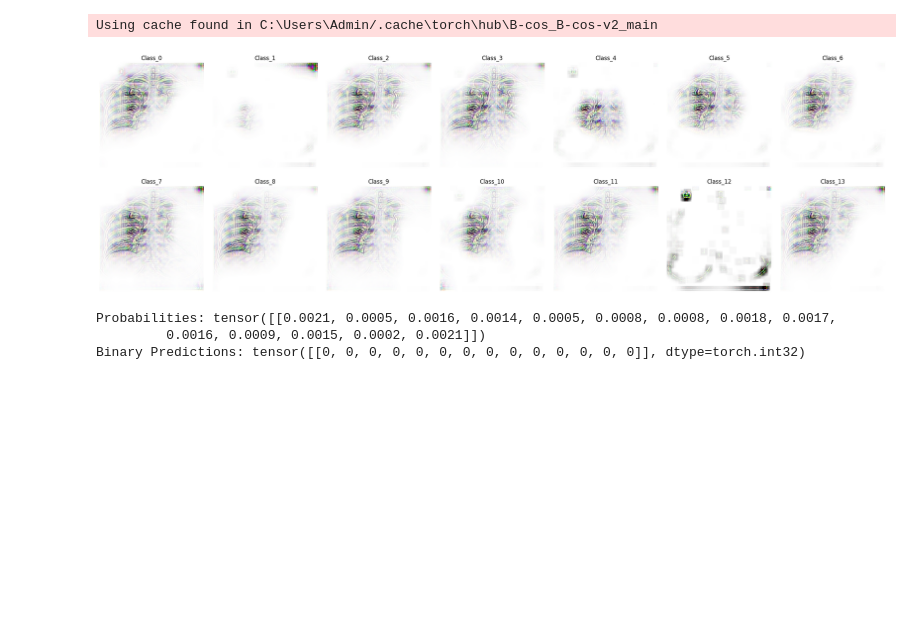
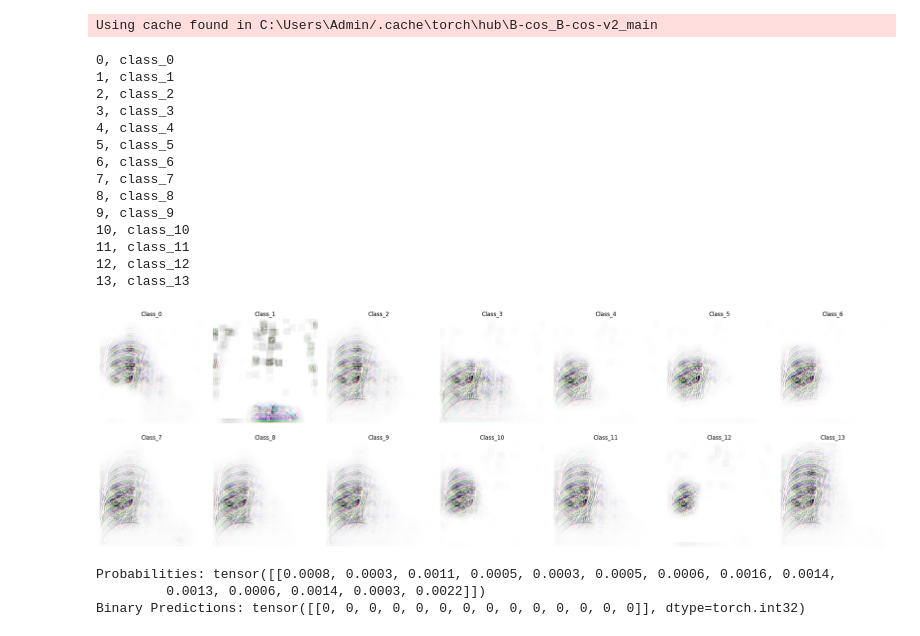
Before and after one commit to mkleinma/Master-Thesis-Medical, a Jupyter notebook: Multi-Classification/training/ImplementationOfMultiLabelExplanations.ipynb, the cells around one changed output. Saved outputs shown, nothing was run; the diff lists cells and outputs as text; code cells hidden in the pictures; blank space fills up the shorter version.

```diff
--- a/Multi-Classification/training/ImplementationOfMultiLabelExplanations.ipynb
+++ b/Multi-Classification/training/ImplementationOfMultiLabelExplanations.ipynb
@@ -136,7 +136,7 @@ custom_wrapper = CustomModelWrapper(pretrained_model)
 
 # Load your image
 
-image_path = r"D:\vinbigdata-chest-xray-abnormalities-detection\train_png_224\0b78363604f4d81c3e27f90bd3066df6.png"
+image_path = r"D:\vinbigdata-chest-xray-abnormalities-detection\train_png_224\0a380c45055b031c116507bdc5acff33.png"
 image = Image.open(image_path).convert("RGB")
 tensor_image = TF.to_tensor(image)
 numpy_image = (tensor_image.permute(1, 2, 0).cpu().numpy() * 255).astype(np.uint8)
@@ -150,34 +150,49 @@ explanations = expl["explanations"]
 
 num_classes = len(explanations)
 cols = 7  # Assuming 14 classes total
 rows = (num_classes + cols - 1) // cols  # Calculate rows needed
 
 # Create a figure with larger dimensions and better layout
 fig, axes = plt.subplots(rows, cols, figsize=(24, 8))
 axes = axes.flatten() if isinstance(axes, np.ndarray) else [axes]  # Handle single subplot case
 
 # Loop through each class and plot its explanation
 for idx, (class_name, explanation) in enumerate(explanations.items()):
+    print(f"{idx}, {class_name}")
     if idx < len(axes):
         ax = axes[idx]
         im = ax.imshow(explanation, cmap='viridis')
         ax.set_title(f"{class_name.capitalize()}", fontsize=12)
         ax.axis('off')
 
 # Hide any unused subplots
 for idx in range(len(explanations), len(axes)):
     axes[idx].axis('off')
 
 # Add spacing between subplots
 plt.subplots_adjust(wspace=0.4, hspace=0.4)
 plt.tight_layout(pad=2.0)
 plt.show()
 
 print("Probabilities:", expl["probabilities"])
 print("Binary Predictions:", expl["binary_predictions"])
 # %% [output]
 Using cache found in C:\Users\Admin/.cache\torch\hub\B-cos_B-cos-v2_main
+0, class_0
+1, class_1
+2, class_2
+3, class_3
+4, class_4
+5, class_5
+6, class_6
+7, class_7
+8, class_8
+9, class_9
+10, class_10
+11, class_11
+12, class_12
+13, class_13
-[figure, old version]
+[figure, new version]
-Probabilities: tensor([[0.0021, 0.0005, 0.0016, 0.0014, 0.0005, 0.0008, 0.0008, 0.0018, 0.0017,
-         0.0016, 0.0009, 0.0015, 0.0002, 0.0021]])
-Binary Predictions: tensor([[0, 0, 0, 0, 0, 0, 0, 0, 0, 0, 0, 0, 0, 0]], dtype=torch.int32)
+Probabilities: tensor([[0.0008, 0.0003, 0.0011, 0.0005, 0.0003, 0.0005, 0.0006, 0.0016, 0.0014,
+         0.0013, 0.0006, 0.0014, 0.0003, 0.0022]])
+Binary Predictions: tensor([[0, 0, 0, 0, 0, 0, 0, 0, 0, 0, 0, 0, 0, 0]], dtype=torch.int32)
```
Also changed, not shown: 50 other files.
